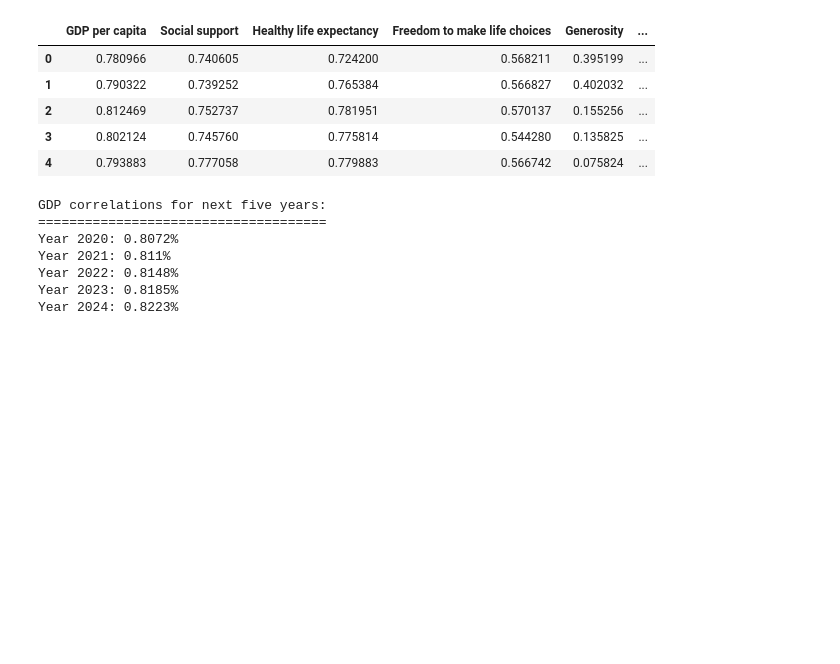
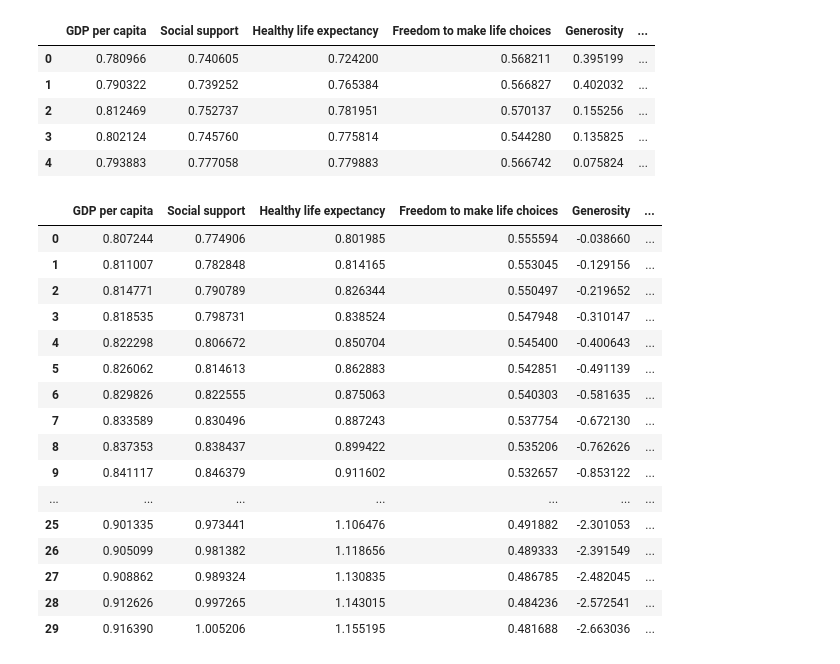
Before and after one commit to yabbou/python-data-science, a Jupyter notebook: hw_4_pandas.ipynb, the cells around one changed output. Cells and saved outputs as stored; diff of their text form; code cells hidden in the pictures; blank space fills up the shorter version.

Commit message:
Finished linear regression prediction for six factors

```diff
--- a/hw_4_pandas.ipynb
+++ b/hw_4_pandas.ipynb
@@ -440,29 +440,43 @@ happiness_corr_df
 | 2 | 0.812469 | 0.752737 | 0.781951 | 0.570137 | 0.155256 | ... |
 | 3 | 0.802124 | 0.745760 | 0.775814 | 0.544280 | 0.135825 | ... |
 | 4 | 0.793883 | 0.777058 | 0.779883 | 0.566742 | 0.075824 | ... |
-# %%
-from sklearn.linear_model import LinearRegression
-
-gdp_corr = happiness_corr_df.loc[:,['GDP per capita']]
-
-years = pd.DataFrame(range(2015,2019+1))
-years = years.values.reshape(-1,1)
-next_five_years = [year + 5 for year in years]
-
-model = LinearRegression()
-model.fit(years, gdp_corr)
-future_gdp_corr = model.predict(next_five_years)
-gdp_corrs = list(zip(next_five_years,future_gdp_corr))
-
-print('GDP correlations for next five years:')
-print('=====================================')
-for year, corr in gdp_corrs:
-  print(f'Year {year[0]}: {round(corr[0], 4)}%')
-# %% [output]
-GDP correlations for next five years:
-=====================================
-Year 2020: 0.8072%
-Year 2021: 0.811%
-Year 2022: 0.8148%
-Year 2023: 0.8185%
-Year 2024: 0.8223%
+# %%
+past_years = pd.DataFrame(range(2015,2019+1))
+past_years.values.reshape(-1,1)
+future_years = pd.DataFrame(range(2020,2050))
+future_years = future_years.values.reshape(-1,1)
+# %%
+from sklearn.linear_model import LinearRegression
+
+model = LinearRegression()
+
+def calcFutureCorrs(col):
+  factor_corr = happiness_corr_df.loc[:,[col]]
+  model.fit(past_years, factor_corr)
+  return model.predict(future_years)
+
+future_corrs_ls = []
+for factor in COLS:
+  future_corrs_ls.append(calcFutureCorrs(factor))
+
+future_corrs_df = np.asarray(future_corrs_ls).reshape(len(COLS), len(future_years))
+future_corrs_df = pd.DataFrame(future_corrs_df.T, columns=[COLS])
+future_corrs_df
+# %% [output]
+|  | GDP per capita | Social support | Healthy life expectancy | Freedom to make life choices | Generosity | ... |
+| 0 | 0.807244 | 0.774906 | 0.801985 | 0.555594 | -0.038660 | ... |
+| 1 | 0.811007 | 0.782848 | 0.814165 | 0.553045 | -0.129156 | ... |
+| 2 | 0.814771 | 0.790789 | 0.826344 | 0.550497 | -0.219652 | ... |
+| 3 | 0.818535 | 0.798731 | 0.838524 | 0.547948 | -0.310147 | ... |
+| 4 | 0.822298 | 0.806672 | 0.850704 | 0.545400 | -0.400643 | ... |
+| 5 | 0.826062 | 0.814613 | 0.862883 | 0.542851 | -0.491139 | ... |
+| 6 | 0.829826 | 0.822555 | 0.875063 | 0.540303 | -0.581635 | ... |
+| 7 | 0.833589 | 0.830496 | 0.887243 | 0.537754 | -0.672130 | ... |
+| 8 | 0.837353 | 0.838437 | 0.899422 | 0.535206 | -0.762626 | ... |
+| 9 | 0.841117 | 0.846379 | 0.911602 | 0.532657 | -0.853122 | ... |
+| ... | ... | ... | ... | ... | ... | ... |
+| 25 | 0.901335 | 0.973441 | 1.106476 | 0.491882 | -2.301053 | ... |
+| 26 | 0.905099 | 0.981382 | 1.118656 | 0.489333 | -2.391549 | ... |
+| 27 | 0.908862 | 0.989324 | 1.130835 | 0.486785 | -2.482045 | ... |
+| 28 | 0.912626 | 0.997265 | 1.143015 | 0.484236 | -2.572541 | ... |
+| 29 | 0.916390 | 1.005206 | 1.155195 | 0.481688 | -2.663036 | ... |
```
Also changed, not shown: parts of 1 cell of this notebook.
